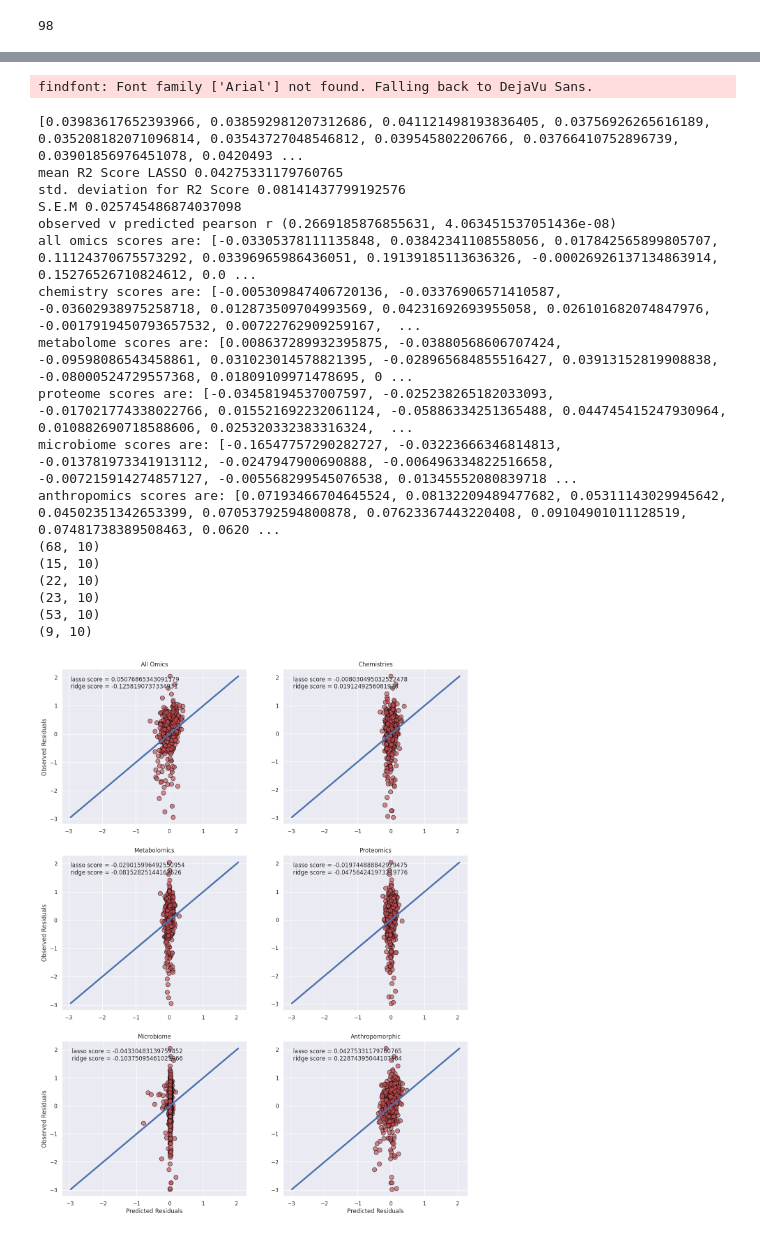
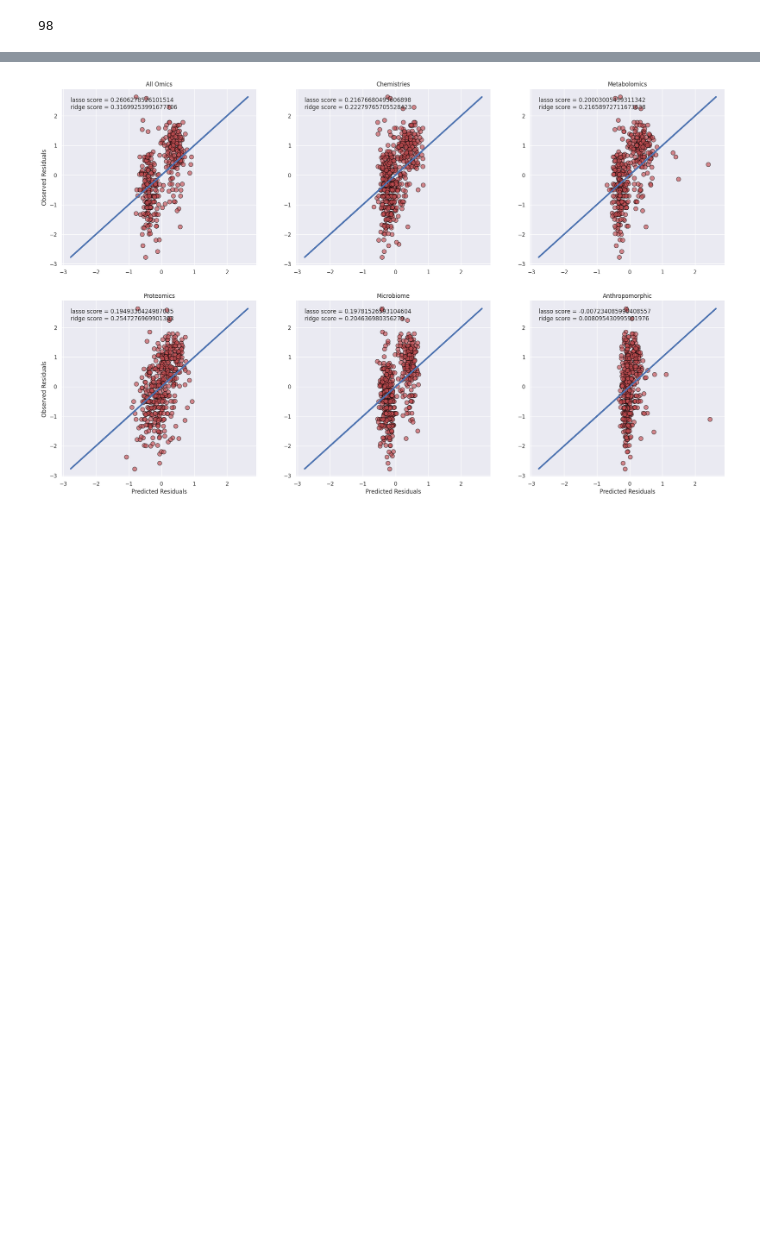
Before and after one commit to Gibbons-Lab/evan_rotation_notebooks, a Jupyter notebook: get_predictors.ipynb, the cells around one changed output, grey strips where cells are left out. Saved outputs shown, nothing was run; the diff lists cells and outputs as text; code cells hidden in the pictures; blank space fills up the shorter version.

```diff
--- a/get_predictors.ipynb
+++ b/get_predictors.ipynb
@@ -732,6 +793,6 @@ def get_predictions(feature_name):
 
 # removed outliers that were > 3 standard deviations away from the mean
 
-# get_predictions('hba1c')
-get_predictions('weight')
+get_predictions('hba1c')
+# get_predictions('weight')
 # %% [output]
@@ -755,19 +816 @@ observed v predicted pearson r (0.004536069736491597, 0.9217037179715438)
-findfont: Font family ['Arial'] not found. Falling back to DejaVu Sans.
-[0.03983617652393966, 0.038592981207312686, 0.041121498193836405, 0.03756926265616189, 0.035208182071096814, 0.03543727048546812, 0.039545802206766, 0.03766410752896739, 0.03901856976451078, 0.0420493 ...
-mean R2 Score LASSO 0.04275331179760765
-std. deviation for R2 Score 0.08141437799192576
-S.E.M 0.025745486874037098
-observed v predicted pearson r (0.2669185876855631, 4.063451537051436e-08)
-all omics scores are: [-0.03305378111135848, 0.03842341108558056, 0.017842565899805707, 0.11124370675573292, 0.03396965986436051, 0.19139185113636326, -0.00026926137134863914, 0.15276526710824612, 0.0 ...
-chemistry scores are: [-0.005309847406720136, -0.03376906571410587, -0.03602938975258718, 0.012873509704993569, 0.04231692693955058, 0.026101682074847976, -0.0017919450793657532, 0.00722762909259167,  ...
-metabolome scores are: [0.008637289932395875, -0.03880568606707424, -0.09598086543458861, 0.031023014578821395, -0.028965684855516427, 0.03913152819908838, -0.08000524729557368, 0.01809109971478695, 0 ...
-proteome scores are: [-0.03458194537007597, -0.025238265182033093, -0.017021774338022766, 0.015521692232061124, -0.05886334251365488, 0.044745415247930964, 0.010882690718588606, 0.025320332383316324,  ...
-microbiome scores are: [-0.16547757290282727, -0.03223666346814813, -0.013781973341913112, -0.0247947900690888, -0.006496334822516658, -0.007215914274857127, -0.005568299545076538, 0.01345552080839718 ...
-anthropomics scores are: [0.07193466704645524, 0.08132209489477682, 0.05311143029945642, 0.04502351342653399, 0.07053792594800878, 0.07623367443220408, 0.09104901011128519, 0.07481738389508463, 0.0620 ...
-(68, 10)
-(15, 10)
-(22, 10)
-(23, 10)
-(53, 10)
-(9, 10)
-[figure, old version]
+[figure, new version]
```
Also changed, not shown: parts of 2 cells of this notebook, 44 other files.
